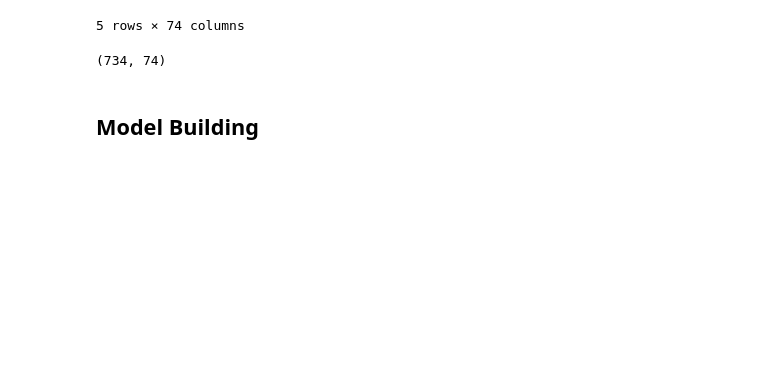
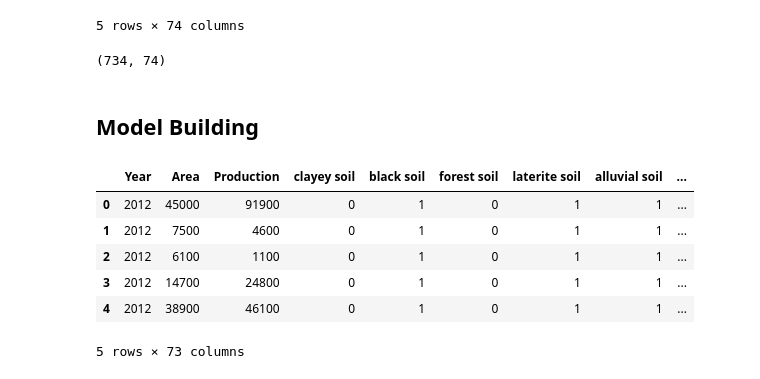
Before and after one commit to vansismishra/FarmElysium, a Jupyter notebook: CropYieldPrediction.ipynb, the cells around one changed output. Drawn from its saved outputs; the diff is of its cells as text; code cells hidden in the pictures; blank space fills up the shorter version.

```diff
--- a/CropYieldPrediction.ipynb
+++ b/CropYieldPrediction.ipynb
@@ -1102,0 +1112,13 @@ df_final.shape
+# %%
+x = df_final.drop("Yield", axis=1)
+y = df_final[["Yield"]]
+# %%
+x.head()
+# %% [output]
+|  | Year | Area | Production | clayey soil | black soil | forest soil | laterite soil | alluvial soil | ... |
+| 0 | 2012 | 45000 | 91900 | 0 | 1 | 0 | 1 | 1 | ... |
+| 1 | 2012 | 7500 | 4600 | 0 | 1 | 0 | 1 | 1 | ... |
+| 2 | 2012 | 6100 | 1100 | 0 | 1 | 0 | 1 | 1 | ... |
+| 3 | 2012 | 14700 | 24800 | 0 | 1 | 0 | 1 | 1 | ... |
+| 4 | 2012 | 38900 | 46100 | 0 | 1 | 0 | 1 | 1 | ... |
+5 rows × 73 columns
```
Also changed, not shown: parts of 29 cells of this notebook, 1 other file.
